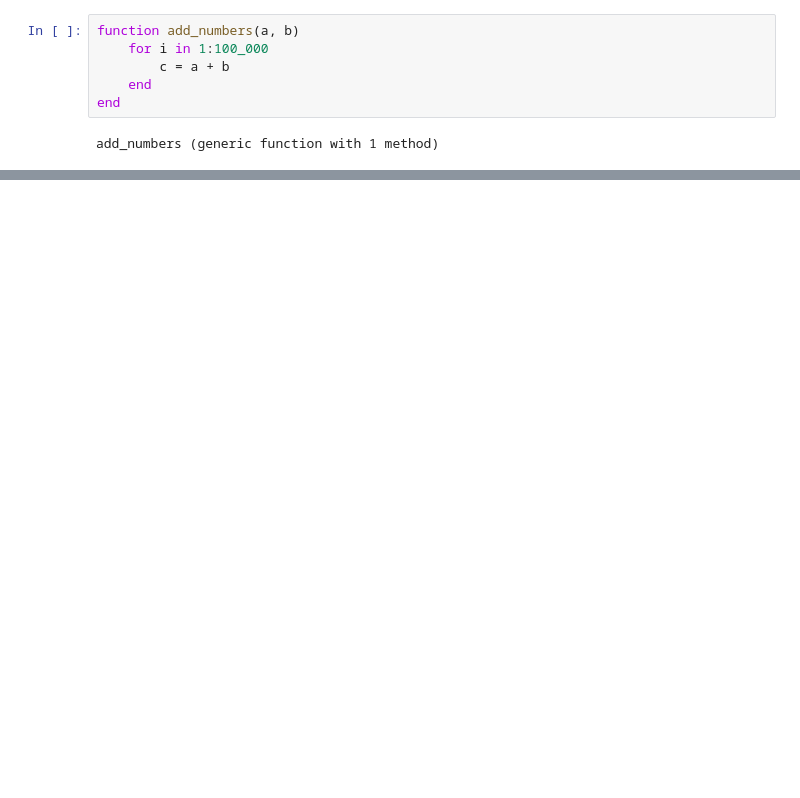
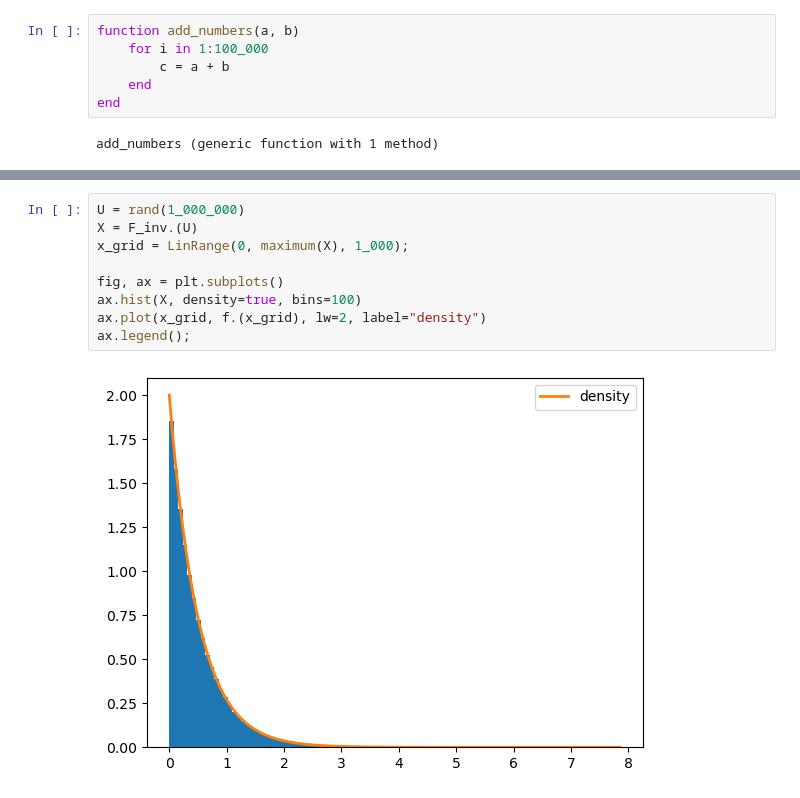
Before and after one commit to jstac/minnesota_2023, a Jupyter notebook: notebooks/julia_quickstart.ipynb, the cells around one changed output, grey strips where cells are left out. Drawn from its saved outputs; the diff is of its cells as text; blank space fills up the shorter version.

```diff
--- a/notebooks/julia_quickstart.ipynb
+++ b/notebooks/julia_quickstart.ipynb
@@ -903,0 +959,11 @@ add_numbers (generic function with 1 method)
+# %%
+U = rand(1_000_000)
+X = F_inv.(U)
+x_grid = LinRange(0, maximum(X), 1_000);
+
+fig, ax = plt.subplots()
+ax.hist(X, density=true, bins=100)
+ax.plot(x_grid, f.(x_grid), lw=2, label="density")
+ax.legend();
+# %% [output]
+[figure, added]
```
Also changed, not shown: parts of 24 cells of this notebook.
